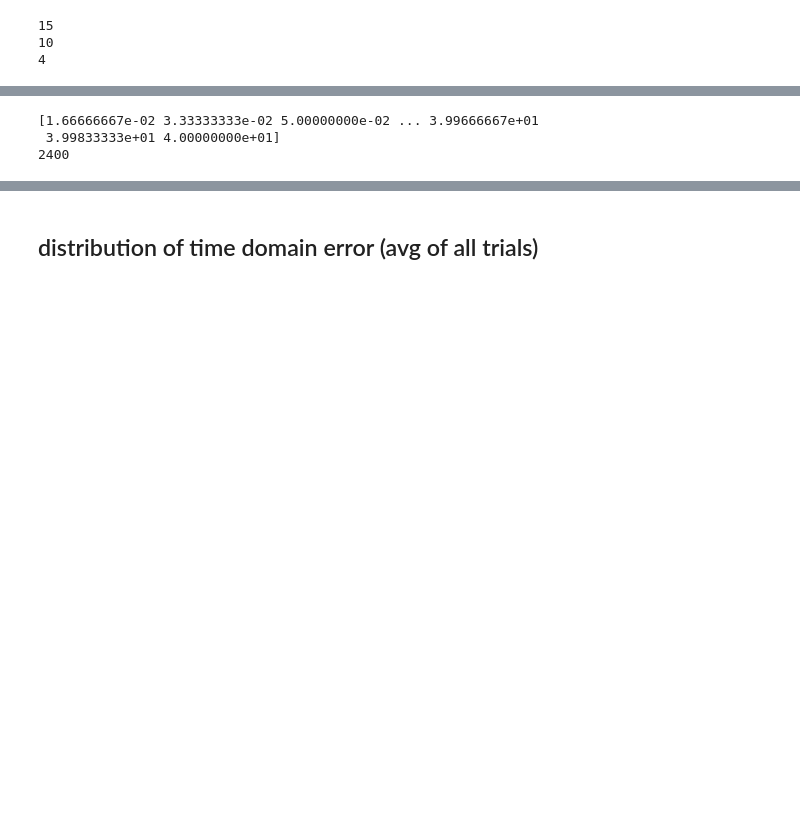
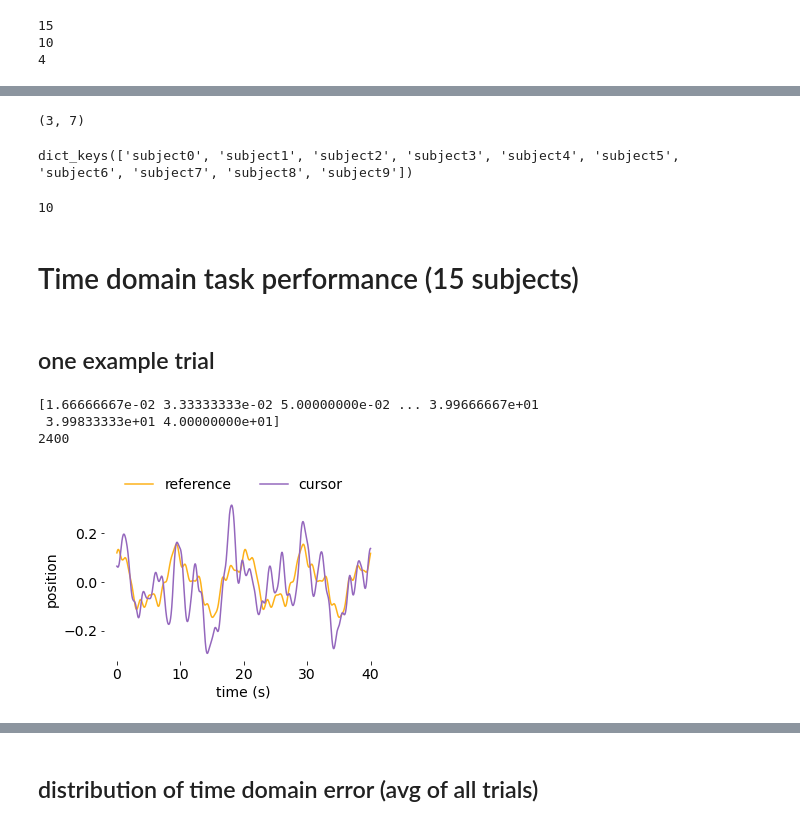
Before and after one commit to sburden-group/sensorimotor_fusion, a Jupyter notebook: analysis/Fusion analysis/Video_game_analysis.ipynb, the cells around one changed output, grey strips where cells are left out. Drawn from its saved outputs; the diff is of its cells as text; code cells hidden in the pictures; blank space fills up the shorter version.

```diff
--- a/analysis/Fusion analysis/Video_game_analysis.ipynb
+++ b/analysis/Fusion analysis/Video_game_analysis.ipynb
@@ -167,3 +165,34 @@ print(trial_num_L)
+# %%
+subjects_to_pull = ['subject4', 'subject11','subject14'] # from the first dictionary
+subjects_to_pull_L = ['subject0', 'subject1','subject2','subject3','subject4','subject5','subject6'] # from the second dictionary
+len(subjects_to_pull), len(subjects_to_pull_L)
+# %% [output]
+(3, 7)
+# %%
+DATA_new = {'subject0':DATA.get(subjects_to_pull[0]),
+            'subject1':DATA.get(subjects_to_pull[1]),
+            'subject2':DATA.get(subjects_to_pull[2]),
+            'subject3':DATA_L.get(subjects_to_pull_L[0]),
+            'subject4':DATA_L.get(subjects_to_pull_L[1]),
+            'subject5':DATA_L.get(subjects_to_pull_L[2]),
+            'subject6':DATA_L.get(subjects_to_pull_L[3]),
+            'subject7':DATA_L.get(subjects_to_pull_L[4]),
+            'subject8':DATA_L.get(subjects_to_pull_L[5]),
+            'subject9':DATA_L.get(subjects_to_pull_L[6])}
+# DATA_new.update(DATA.get(subjects_to_pull[1]))
+# DATA_new.update(DATA.get(subjects_to_pull[2]))
+DATA_new.keys()
+# %% [output]
+dict_keys(['subject0', 'subject1', 'subject2', 'subject3', 'subject4', 'subject5', 'subject6', 'subject7', 'subject8', 'subject9'])
+# %%
+subject_num = len(DATA_new)
+subject_num
+# %% [output]
+10
+# %% [markdown]
+# Time domain task performance (15 subjects)
+# %% [markdown]
+## one example trial
 # %%
 fs = 60         # sampling rate (Hz)
 t0 = 1/fs       # first time step
@@ -176,4 +205,27 @@ print(N)
 [1.66666667e-02 3.33333333e-02 5.00000000e-02 ... 3.99666667e+01
  3.99833333e+01 4.00000000e+01]
 2400
+# %%
+# one example trial of the slider task
+iK = 8 # subject
+iC = 0 # condition
+iT = -1 # trial
+ref = np.asarray(DATA_new['subject'+str(iK)]['condition'+str(iC)]['r'])[iT]
+cursor = np.asarray(DATA_new['subject'+str(iK)]['condition'+str(iC)]['y'])[iT]
+
+fig, ax = plt.subplots(figsize=(5, 3))
+ax.plot(time, ref, label='reference', color = colors['GOLD'])
+ax.plot(time, cursor, label='cursor', color = colors['PURPLE'])
+ax.legend(bbox_to_anchor = (0.9,1.2),ncol = 2,frameon = False)
+ax.set_xlabel('time (s)')
+ax.set_ylabel('position')
+
+ax.spines['top'].set_visible(False)
+ax.spines['right'].set_visible(False)
+ax.spines['bottom'].set_visible(False)
+ax.spines['left'].set_visible(False)
+
+plt.show()
+# %% [output]
+[figure, added]
 # %% [markdown]
```
Also changed, not shown: parts of 35 cells of this notebook, 5 other files.
